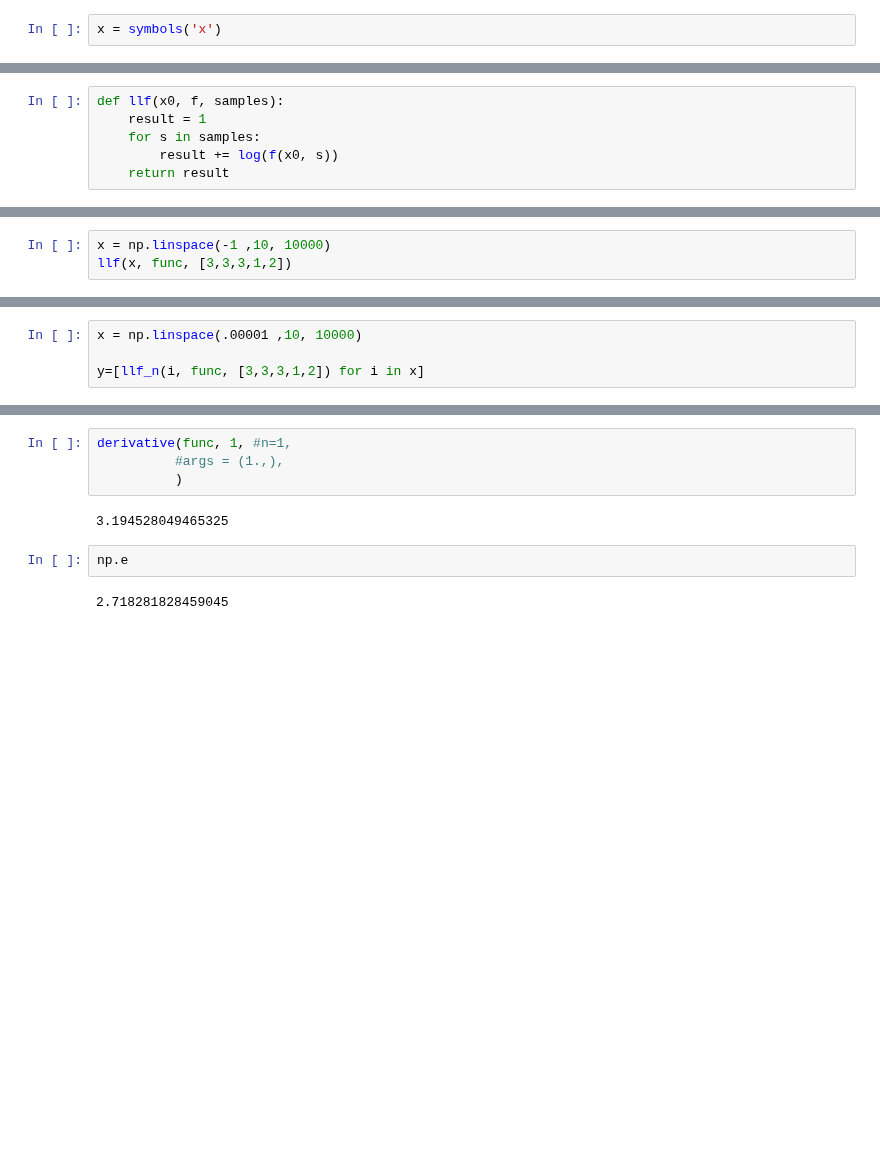
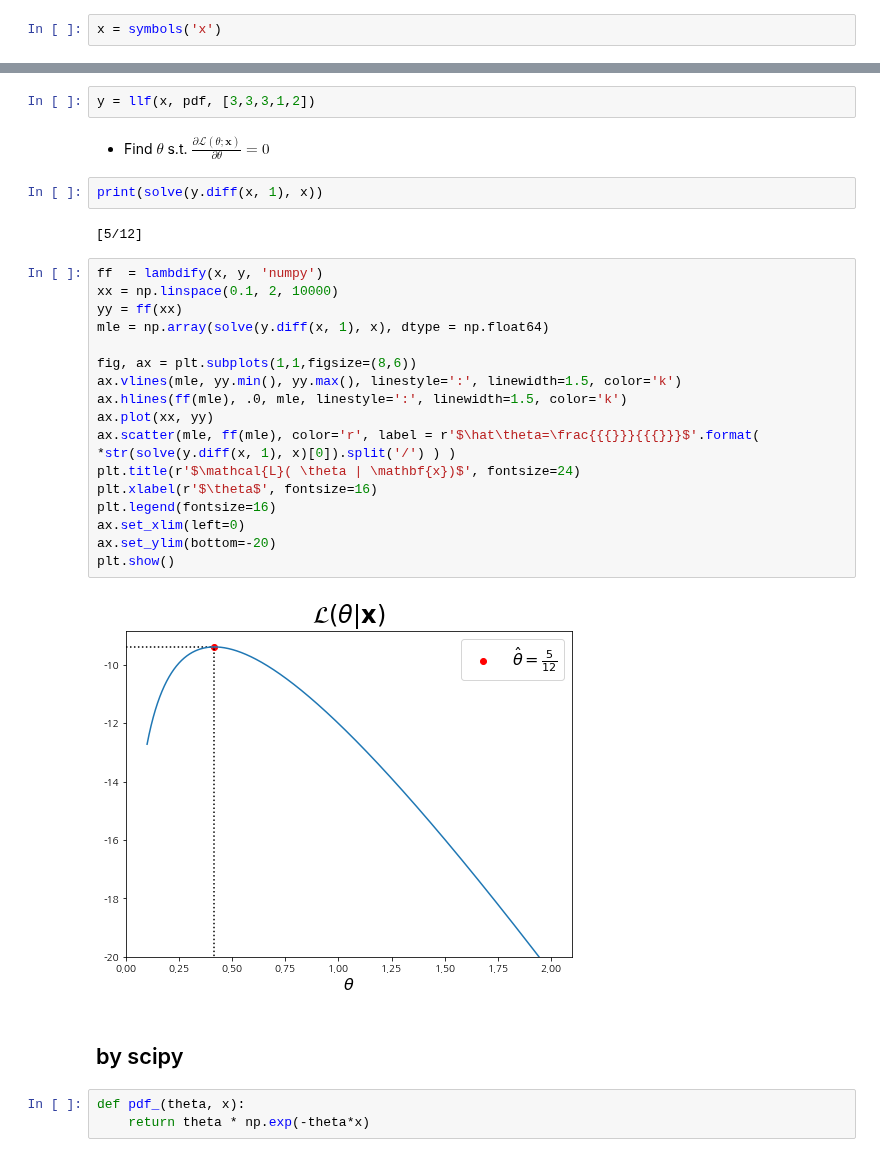
Before and after one commit to ywkim92/Paper-implementation, a Jupyter notebook: MLE.ipynb, the cells around one changed output, grey strips where cells are left out. Saved outputs shown, nothing was run; the diff lists cells and outputs as text; blank space fills up the shorter version.

```diff
--- a/MLE.ipynb
+++ b/MLE.ipynb
@@ -64,6 +27,0 @@ def func(theta, x):
-# %%
-def llf(x0, f, samples):
-    result = 1
-    for s in samples:
-        result += log(f(x0, s))
-    return result
@@ -78,3 +27,0 @@ np.log(24)
-# %%
-x = np.linspace(-1 ,10, 10000)
-llf(x, func, [3,3,3,1,2])
@@ -95,4 +27,0 @@ def llf_n(x0, f, samples):
-# %%
-x = np.linspace(.00001 ,10, 10000)
-
-y=[llf_n(i, func, [3,3,3,1,2]) for i in x]
@@ -115,10 +28,32 @@ def func(theta):
-# %%
-derivative(func, 1, #n=1,
-          #args = (1.,),
-          )
-# %% [output]
-3.194528049465325
-# %%
-np.e
-# %% [output]
-2.718281828459045
+# %%
+y = llf(x, pdf, [3,3,3,1,2])
+# %% [markdown]
+* Find $\theta$ s.t. $\displaystyle \frac{\partial \mathcal{L}(\theta;\mathbf{x})}{\partial \theta}=0$
+# %%
+print(solve(y.diff(x, 1), x))
+# %% [output]
+[5/12]
+# %%
+ff  = lambdify(x, y, 'numpy')
+xx = np.linspace(0.1, 2, 10000)
+yy = ff(xx)
+mle = np.array(solve(y.diff(x, 1), x), dtype = np.float64)
+
+fig, ax = plt.subplots(1,1,figsize=(8,6))
+ax.vlines(mle, yy.min(), yy.max(), linestyle=':', linewidth=1.5, color='k')
+ax.hlines(ff(mle), .0, mle, linestyle=':', linewidth=1.5, color='k')
+ax.plot(xx, yy)
+ax.scatter(mle, ff(mle), color='r', label = r'$\hat\theta=\frac{{{}}}{{{}}}$'.format( *str(solve(y.diff(x, 1), x)[0]).split('/') ) )
+plt.title(r'$\mathcal{L}( \theta | \mathbf{x})$', fontsize=24)
+plt.xlabel(r'$\theta$', fontsize=16)
+plt.legend(fontsize=16)
+ax.set_xlim(left=0)
+ax.set_ylim(bottom=-20)
+plt.show()
+# %% [output]
+[figure, added]
+# %% [markdown]
+## by scipy
+# %%
+def pdf_(theta, x):
+    return theta * np.exp(-theta*x)
```
Also changed, not shown: parts of 34 cells of this notebook.
